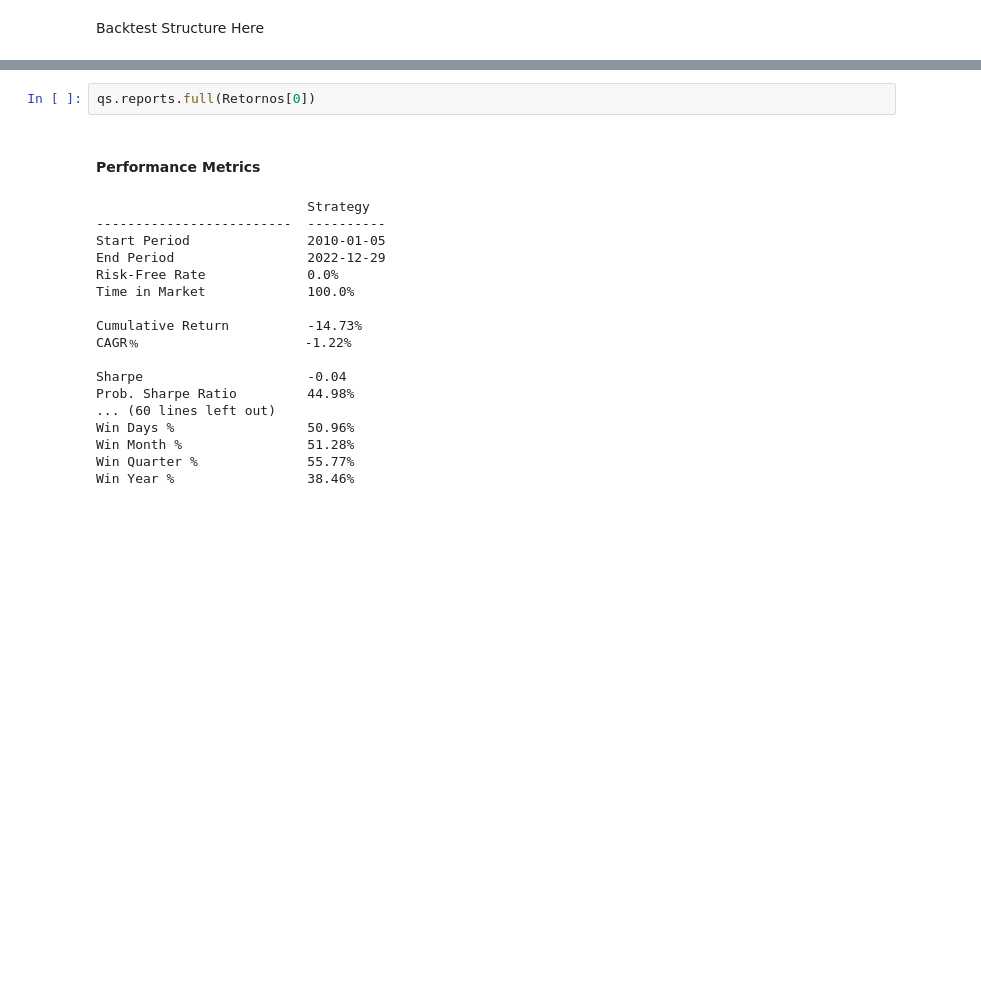
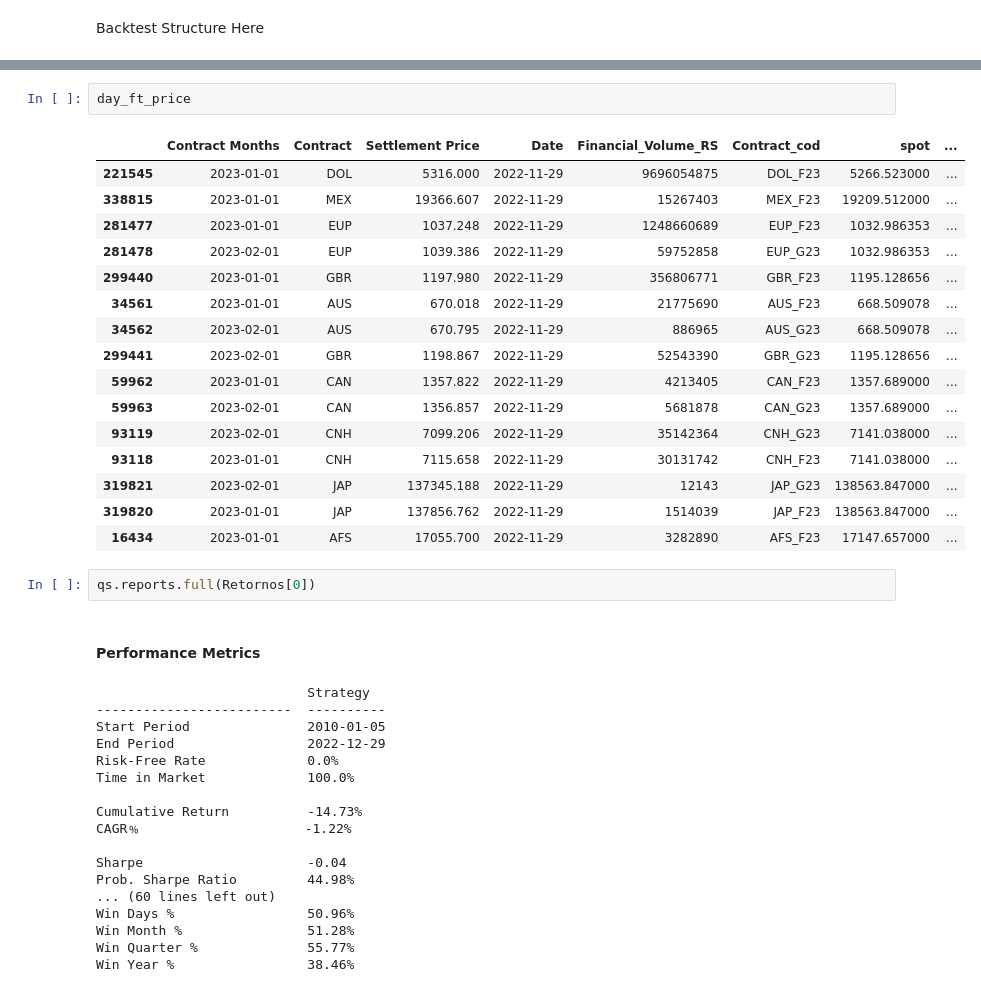
Before and after one commit to iqfc/B3_Scrapper, a Jupyter notebook: carry_model.ipynb, the cells around one changed output, grey strips where cells are left out. Drawn from its saved outputs; the diff is of its cells as text; blank space fills up the shorter version.

```diff
--- a/carry_model.ipynb
+++ b/carry_model.ipynb
@@ -181,6 +183,25 @@ while True:
     else:break
 
 Retornos=Retornos.add(1).dropna().cumprod()
+# %%
+day_ft_price
+# %% [output]
+|  | Contract Months | Contract | Settlement Price | Date | Financial_Volume_RS | Contract_cod | spot | ... |
+| 221545 | 2023-01-01 | DOL | 5316.000 | 2022-11-29 | 9696054875 | DOL_F23 | 5266.523000 | ... |
+| 338815 | 2023-01-01 | MEX | 19366.607 | 2022-11-29 | 15267403 | MEX_F23 | 19209.512000 | ... |
+| 281477 | 2023-01-01 | EUP | 1037.248 | 2022-11-29 | 1248660689 | EUP_F23 | 1032.986353 | ... |
+| 281478 | 2023-02-01 | EUP | 1039.386 | 2022-11-29 | 59752858 | EUP_G23 | 1032.986353 | ... |
+| 299440 | 2023-01-01 | GBR | 1197.980 | 2022-11-29 | 356806771 | GBR_F23 | 1195.128656 | ... |
+| 34561 | 2023-01-01 | AUS | 670.018 | 2022-11-29 | 21775690 | AUS_F23 | 668.509078 | ... |
+| 34562 | 2023-02-01 | AUS | 670.795 | 2022-11-29 | 886965 | AUS_G23 | 668.509078 | ... |
+| 299441 | 2023-02-01 | GBR | 1198.867 | 2022-11-29 | 52543390 | GBR_G23 | 1195.128656 | ... |
+| 59962 | 2023-01-01 | CAN | 1357.822 | 2022-11-29 | 4213405 | CAN_F23 | 1357.689000 | ... |
+| 59963 | 2023-02-01 | CAN | 1356.857 | 2022-11-29 | 5681878 | CAN_G23 | 1357.689000 | ... |
+| 93119 | 2023-02-01 | CNH | 7099.206 | 2022-11-29 | 35142364 | CNH_G23 | 7141.038000 | ... |
+| 93118 | 2023-01-01 | CNH | 7115.658 | 2022-11-29 | 30131742 | CNH_F23 | 7141.038000 | ... |
+| 319821 | 2023-02-01 | JAP | 137345.188 | 2022-11-29 | 12143 | JAP_G23 | 138563.847000 | ... |
+| 319820 | 2023-01-01 | JAP | 137856.762 | 2022-11-29 | 1514039 | JAP_F23 | 138563.847000 | ... |
+| 16434 | 2023-01-01 | AFS | 17055.700 | 2022-11-29 | 3282890 | AFS_F23 | 17147.657000 | ... |
 # %%
 qs.reports.full(Retornos[0])
 # %% [output]
```
Also changed, not shown: parts of 2 cells of this notebook.
